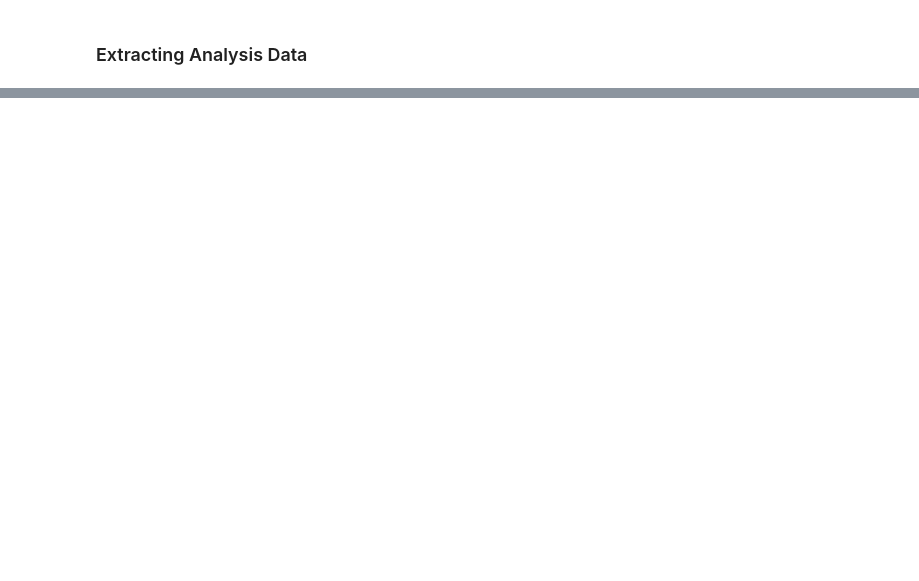
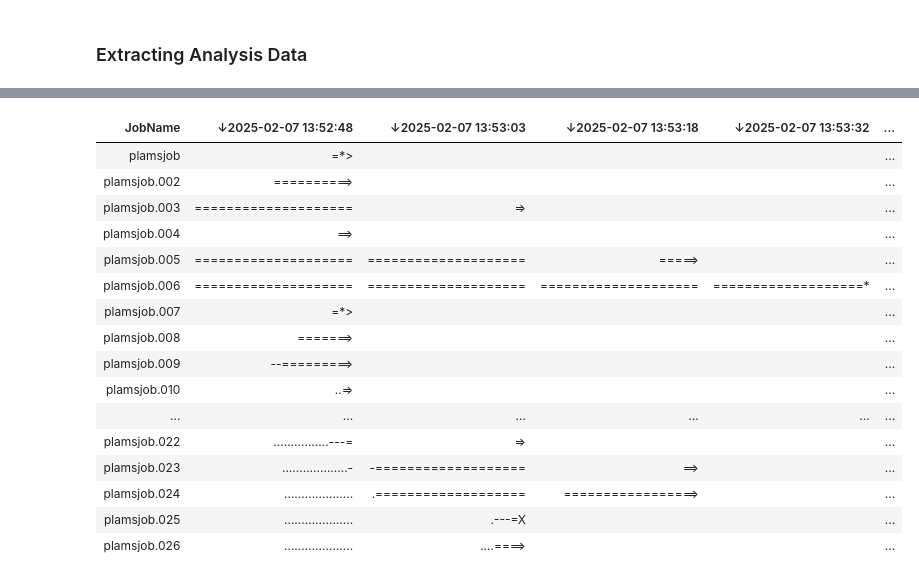
Before and after one commit to patrickmelix/PLAMS, a Jupyter notebook: examples/JobAnalysis/job_analysis.ipynb, the cells around one changed output, grey strips where cells are left out. Drawn from its saved outputs; the diff is of its cells as text; code cells hidden in the pictures; blank space fills up the shorter version.

```diff
--- a/examples/JobAnalysis/job_analysis.ipynb
+++ b/examples/JobAnalysis/job_analysis.ipynb
@@ -131,10 +117,8 @@ Jobs can be loaded by passing job objects, or loading from a path.
 # %%
 from scm.plams import JobAnalysis
 # %%
-ja = JobAnalysis(jobs = jobs[:4], paths = [j.path for j in jobs[4:18]])
+ja = JobAnalysis(jobs=jobs[:10], paths=[j.path for j in jobs[10:-2]])
 # %% [markdown]
 Jobs can also be added or removed after initialization.
 # %%
-ja.add_job(jobs[18])
-ja.load_job(jobs[19].path)
-ja.add_molecule_fields()
+ja.add_job(jobs[-2]).load_job(jobs[-1].path)
@@ -157,15 +148,11 @@ Other standard and also custom fields can be added and removed.
 # %%
-ja.add_molecule_fields()
-ja.add_timing_fields()
-ja.add_settings_input_fields()
-
-ja.add_field("Energy", lambda j: j.results.get_energy())
-ja["NAtoms"] = lambda j: len(j.molecule)  # alternative syntax for adding fields via dict notation
-ja.NSpin = lambda j: j.results.get_n_spin() # alternative syntax for adding fields via dot notation
-
-ja.remove_field("ElapsedTime")
-del ja["Path"]  # alternative syntax for removing fields via dict notation
-del ja.SysTime  # alternative syntax for removing fields via dot notation
-
-ja.rename_field("InputAmsTask", "Task")
-ja.rename_field("InputAdfBasisType", "Basis")
+(ja
+ .remove_path_field()
+ .add_formula_field()
+ .add_smiles_field()
+ .add_cpu_time_field()
+ .add_sys_time_field()
+ .add_settings_input_fields()
+ .add_field("Energy", lambda j: j.results.get_energy(unit="kJ/mol"), display_name="Energy [kJ/mol]", fmt=".2f")
+ .display_table(max_rows=5)
+)
@@ -172,3 +170,12 @@ ja.rename_field("InputAdfBasisType", "Basis")
 # %%
-print(ja.to_table(max_col_width = 30))
+import numpy as np
+
+ja["AtomType"] = lambda j: [at.symbol for at in j.results.get_main_molecule()]
+ja.Charge = lambda j: j.results.get_charges()
+ja.AtomCoords = lambda j: [np.array(at.coords) for at in j.results.get_main_molecule()]
+
+del ja["Check"]
+del ja.SysTime
+
+ja.display_table(max_rows=5, max_col_width=30)
 # %% [output]
@@ -316,0 +358,20 @@ ja.to_dataframe()
+# %%
+ja.display_timeline(fmt="html")
+# %% [output]
+| JobName | ↓2025-02-07 13:52:48 | ↓2025-02-07 13:53:03 | ↓2025-02-07 13:53:18 | ↓2025-02-07 13:53:32 | ... |
+| plamsjob | =*> |  |  |  | ... |
+| plamsjob.002 | ==========> |  |  |  | ... |
+| plamsjob.003 | ==================== | => |  |  | ... |
+| plamsjob.004 | ==> |  |  |  | ... |
+| plamsjob.005 | ==================== | ==================== | =====> |  | ... |
+| plamsjob.006 | ==================== | ==================== | ==================== | ===================* | ... |
+| plamsjob.007 | =*> |  |  |  | ... |
+| plamsjob.008 | =======> |  |  |  | ... |
+| plamsjob.009 | --=========> |  |  |  | ... |
+| plamsjob.010 | ..=> |  |  |  | ... |
+| ... | ... | ... | ... | ... | ... |
+| plamsjob.022 | ................---= | => |  |  | ... |
+| plamsjob.023 | ...................- | -=================== | ==> |  | ... |
+| plamsjob.024 | .................... | .=================== | =================> |  | ... |
+| plamsjob.025 | .................... | .---=X |  |  | ... |
+| plamsjob.026 | .................... | ....====> |  |  | ... |
```
Also changed, not shown: parts of 46 cells of this notebook, 2 other files.
